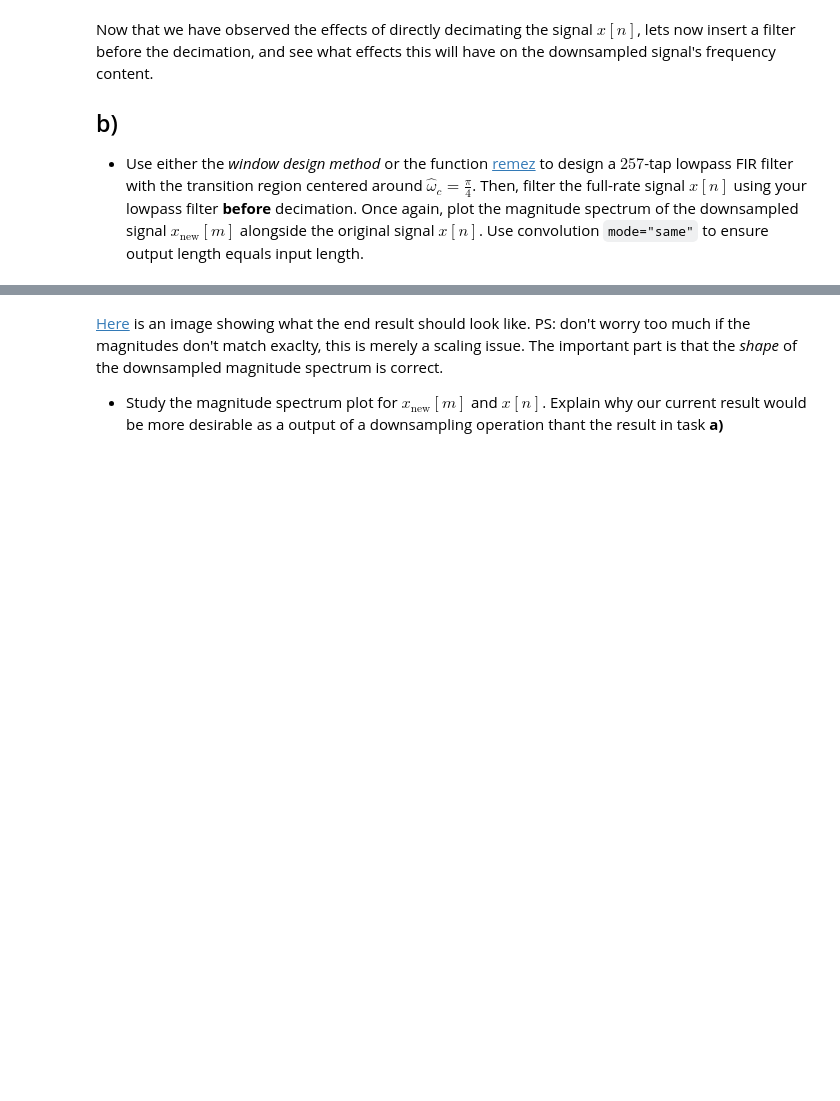
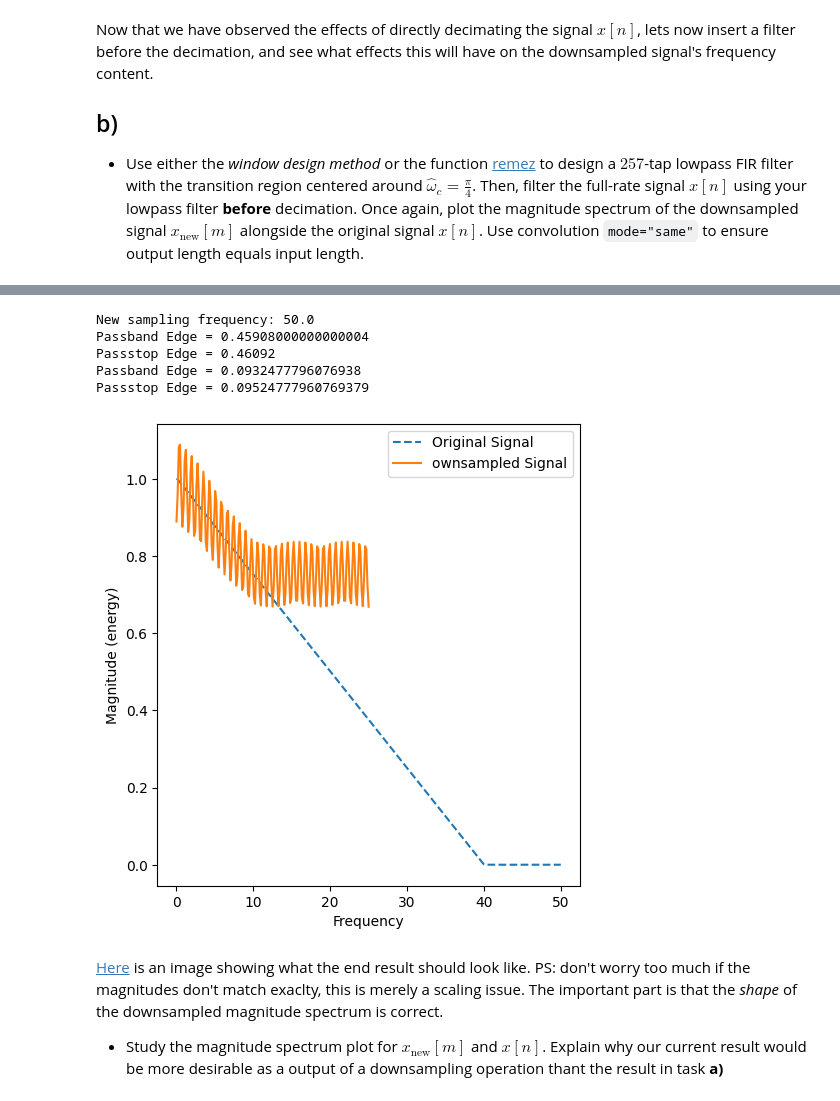
Before and after one commit to hanurd25/AIS2201_Exercises, a Jupyter notebook: Exercise_10/1_Multirate_basics.ipynb, the cells around one changed output, grey strips where cells are left out. Cells and saved outputs as stored; diff of their text form; code cells hidden in the pictures; blank space fills up the shorter version.

```diff
--- a/Exercise_10/1_Multirate_basics.ipynb
+++ b/Exercise_10/1_Multirate_basics.ipynb
@@ -147,3 +205,74 @@ Passstop Edge = 0.49
+# %%
+# WRITE YOUR CODE IN THIS CELL:
+import numpy as np
+import matplotlib.pyplot as plt
+from scipy.io import loadmat
+import scipy.signal as sig
+
+data = loadmat("data/task1_signal.mat", squeeze_me=True)
+x_n = data["x_n"]
+fs = data["fs"]
+
+
+#kantfrekvens her skal være pi/2 og ikke pi/4
+
+fsNew = fs / 2
+
+print(f"New sampling frequency: {fsNew}")
+
+#https://www.wavewalkerdsp.com/2021/09/22/fir-low-pass-filter-design-with-remez/
+filterLength = 257
+fCutoff= fsNew / 2
+fTransitionBandwidth = 0.1
+#
+
+#normalizing by dividing by the new sampling rate
+
+fPass = (pi/2*3 - fTransitionBandwidth / 2) / fsNew
+fStop = (pi/2*3 + fTransitionBandwidth /2) / fsNew
+
+
+
+fPassScaled = (pi/6*9 - fTransitionBandwidth / 2) / fsNew * 5
+fStopScaled = (pi/6*9 + fTransitionBandwidth /2) / fsNew * 5
+
+
+fPassScaled = (fsNew/2 - fTransitionBandwidth/ 2) / fsNew *0.92
+fStopScaled = (fsNew/2 + fTransitionBandwidth/2) / fsNew *0.92
+
+
+print(f"Passband Edge = {fPassScaled}")
+print(f"Passstop Edge = {fStopScaled}")
+
+
+#readjusting because of this error: " Band edges should be less than 1/2 the sampling frequency"
+#fPass = 0.43
+#fStop = 0.45
+
+freqVector = [0, fPassScaled, fStopScaled, 0.499]
+ampVector = [1, 0]
+print(f"Passband Edge = {fPass}")
+print(f"Passstop Edge = {fStop}")
+
+
+firFilter = sig.remez(filterLength,freqVector,ampVector)
+filteredSig = np.convolve(x_n, firFilter, mode="same")
+
+xFiltered = filteredSig[::2]
+
+plt.figure(figsize=(12, 6))
+plt.subplot(1, 2, 1)
+plt.magnitude_spectrum(x_n, Fs=fs, linestyle='dashed', label="Original Signal")
+plt.magnitude_spectrum(xFiltered, Fs=fsNew, label="ownsampled Signal")
+plt.legend()
+plt.show()
+# %% [output]
+New sampling frequency: 50.0
+Passband Edge = 0.45908000000000004
+Passstop Edge = 0.46092
+Passband Edge = 0.0932477796076938
+Passstop Edge = 0.09524777960769379
+[figure, added]
 # %% [markdown]
 [Here](figures/task1b_lf.png) is an image showing what the end result should look like. PS: don't worry too much if the magnitudes don't match exaclty, this is merely a scaling issue. The important part is that the *shape* of the downsampled magnitude spectrum is correct.
 
```
Also changed, not shown: parts of 6 cells of this notebook, 4 other files.
